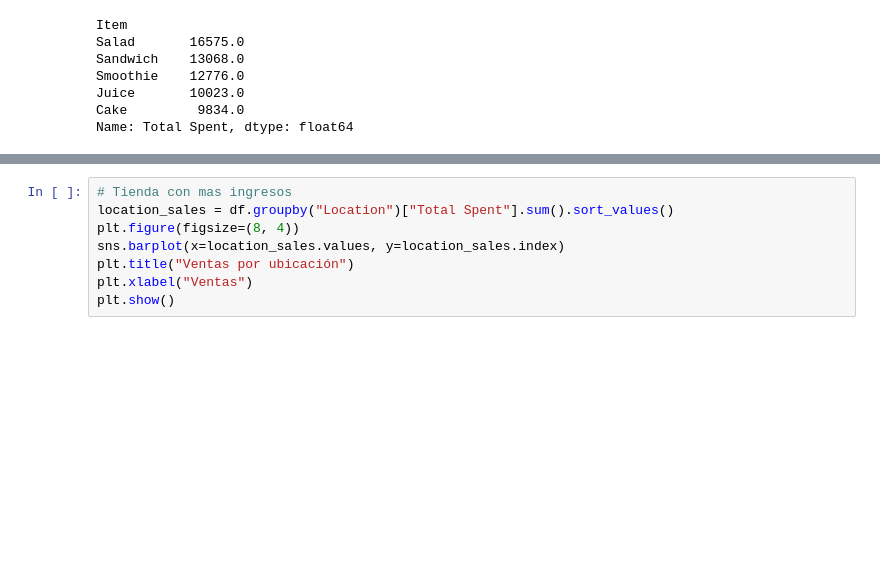
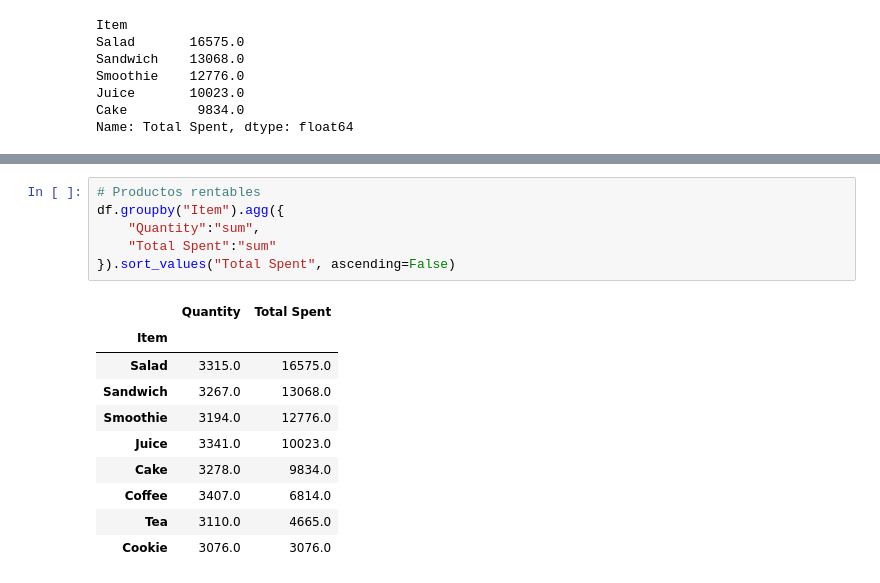
Before and after one commit to J-Paramo/caffee-sales-analysis, a Jupyter notebook: notebooks/02_eda_coffee_sales.ipynb, the cells around one changed output, grey strips where cells are left out. Cells and saved outputs as stored; diff of their text form; blank space fills up the shorter version.

```diff
--- a/notebooks/02_eda_coffee_sales.ipynb
+++ b/notebooks/02_eda_coffee_sales.ipynb
@@ -61,8 +65,17 @@ plt.show()
-# %%
-# Tienda con mas ingresos
-location_sales = df.groupby("Location")["Total Spent"].sum().sort_values()
-plt.figure(figsize=(8, 4))
-sns.barplot(x=location_sales.values, y=location_sales.index)
-plt.title("Ventas por ubicación")
-plt.xlabel("Ventas")
-plt.show()
+# %%
+# Productos rentables
+df.groupby("Item").agg({
+    "Quantity":"sum",
+    "Total Spent":"sum"
+}).sort_values("Total Spent", ascending=False)
+# %% [output]
+|  | Quantity | Total Spent |
+| Item |  |  |
+| Salad | 3315.0 | 16575.0 |
+| Sandwich | 3267.0 | 13068.0 |
+| Smoothie | 3194.0 | 12776.0 |
+| Juice | 3341.0 | 10023.0 |
+| Cake | 3278.0 | 9834.0 |
+| Coffee | 3407.0 | 6814.0 |
+| Tea | 3110.0 | 4665.0 |
+| Cookie | 3076.0 | 3076.0 |
```
Also changed, not shown: parts of 4 cells of this notebook, 1 other file.
